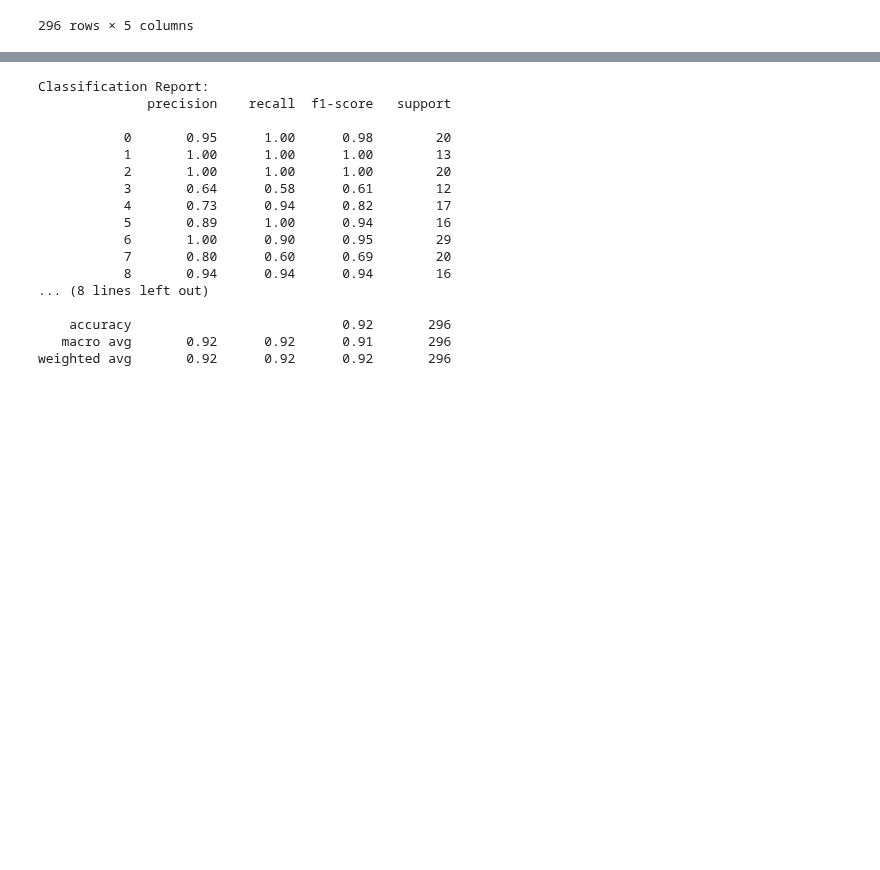
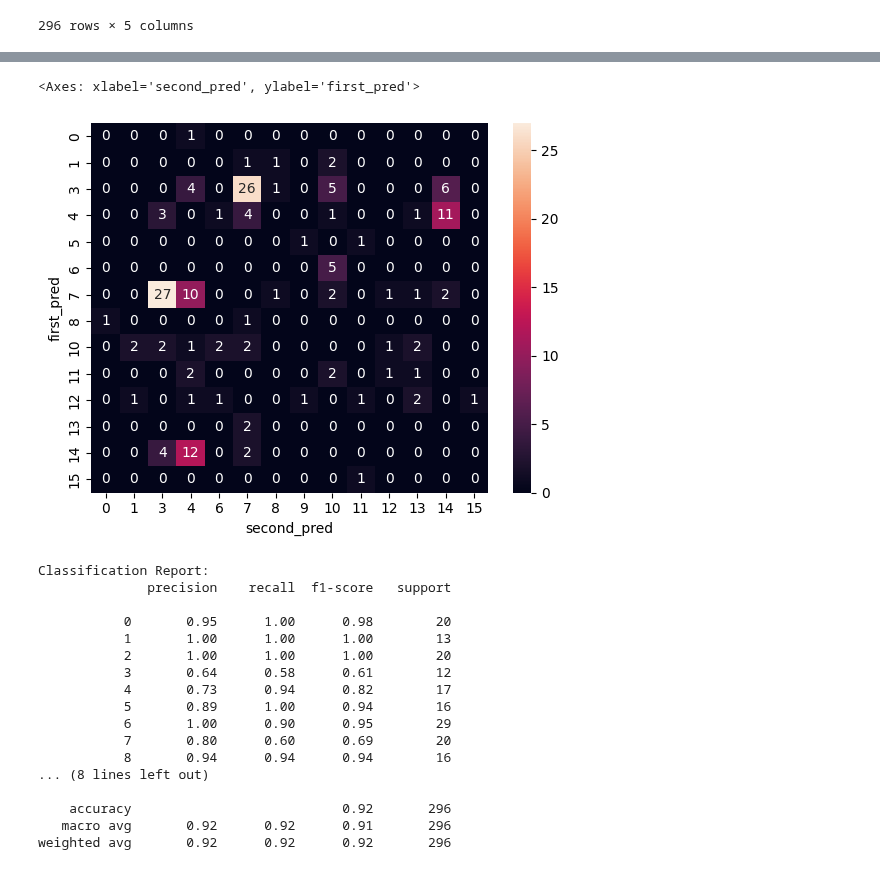
Before and after one commit to UpstageAILab3/upstage-cv-classification-cv2-pub, a Jupyter notebook: model_result_analyze.ipynb, the cells around one changed output, grey strips where cells are left out. Saved outputs shown, nothing was run; the diff lists cells and outputs as text; code cells hidden in the pictures; blank space fills up the shorter version.

```diff
--- a/model_result_analyze.ipynb
+++ b/model_result_analyze.ipynb
@@ -129,6 +139,12 @@ class ImageDataset(Dataset):
 val_dataset = ImageDataset(
     VALID_CSV_PATH,
     VALID_IMAGE_PATH,
+    transform = data_transform
+)
+
+test_dataset = ImageDataset(
+    TEST_CSV_PATH,
+    TEST_IMAGE_PATH,
     transform = data_transform
 )
 
@@ -139,10 +155,18 @@ val_loader = DataLoader(
     pin_memory = True,
     drop_last = False
 )
+
+test_loader = DataLoader(
+    test_dataset,
+    batch_size = BATCH_SIZE,
+    num_workers = 0,
+    pin_memory = True,
+    drop_last = False
+)
 # %%
-preds_list = []
-targets_list = []
-ids = []
+valid_preds_list = []
+valid_targets_list = []
+valid_ids = []
 
 loss_fn = nn.CrossEntropyLoss()
 optimizer = Adam(model.parameters(), lr = LR)
@@ -158,8 +182,8 @@ with torch.no_grad():
         preds = model(image)
         loss = loss_fn(preds, targets)
 
-        preds_list.extend(preds.argmax(dim=1).detach().cpu().numpy())
-        targets_list.extend(targets.detach().cpu().numpy())
-        ids.extend(id)
+        valid_preds_list.extend(preds.argmax(dim=1).detach().cpu().numpy())
+        valid_targets_list.extend(targets.detach().cpu().numpy())
+        valid_ids.extend(id)
 
         pbar.set_description(f"Loss: {loss.item():.4f}")
@@ -187,3 +256,15 @@ result_df
 | 294 | valid_01385f22f2490868.jpg | 4 | 4 | 진단서 | 진단서 |
 | 295 | valid_81dfc09159a18109.jpg | 6 | 6 | 진료비영수증 | 진료비영수증 |
 296 rows × 5 columns
+# %%
+test_result_df = pd.DataFrame()
+test_result_df['id'] = test_ids
+test_result_df['first_pred'] = test_preds_list
+test_result_df['first_prob'] = test_probs_list
+test_result_df['second_pred'] = test_preds_second_list
+test_result_df['second_prob'] = test_probs_second_list
+
+test_result_df['first_pred_kr'] = test_result_df['first_pred'].map(lambda x : meta.loc[meta['target'] == x, 'kr_class_name'].values[0])
+test_result_df['second_pred_kr'] = test_result_df['second_pred'].map(lambda x : meta.loc[meta['target'] == x, 'kr_class_name'].values[0])
+
+test_result_df
@@ -190,2 +285,11 @@ result_df
+# %%
+temp_df = test_result_df[(test_result_df['first_prob'] < 0.8)].sort_values(by='first_prob')
+
+crosstab = pd.crosstab(temp_df['first_pred'], temp_df['second_pred'])
+
+sns.heatmap(data = crosstab, annot=True)
+# %% [output]
+<Axes: xlabel='second_pred', ylabel='first_pred'>
+[figure, added]
 # %%
 print("Classification Report:")
```
Also changed, not shown: parts of 13 cells of this notebook, 15 other files.
